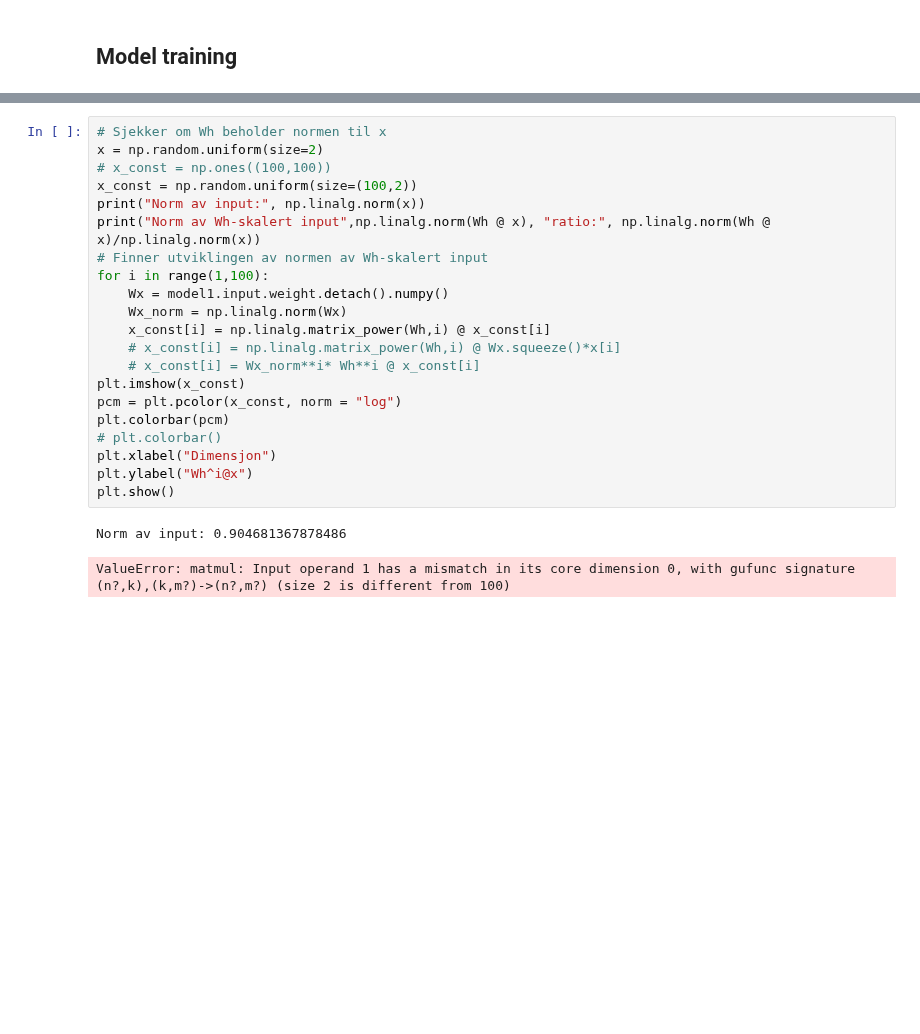
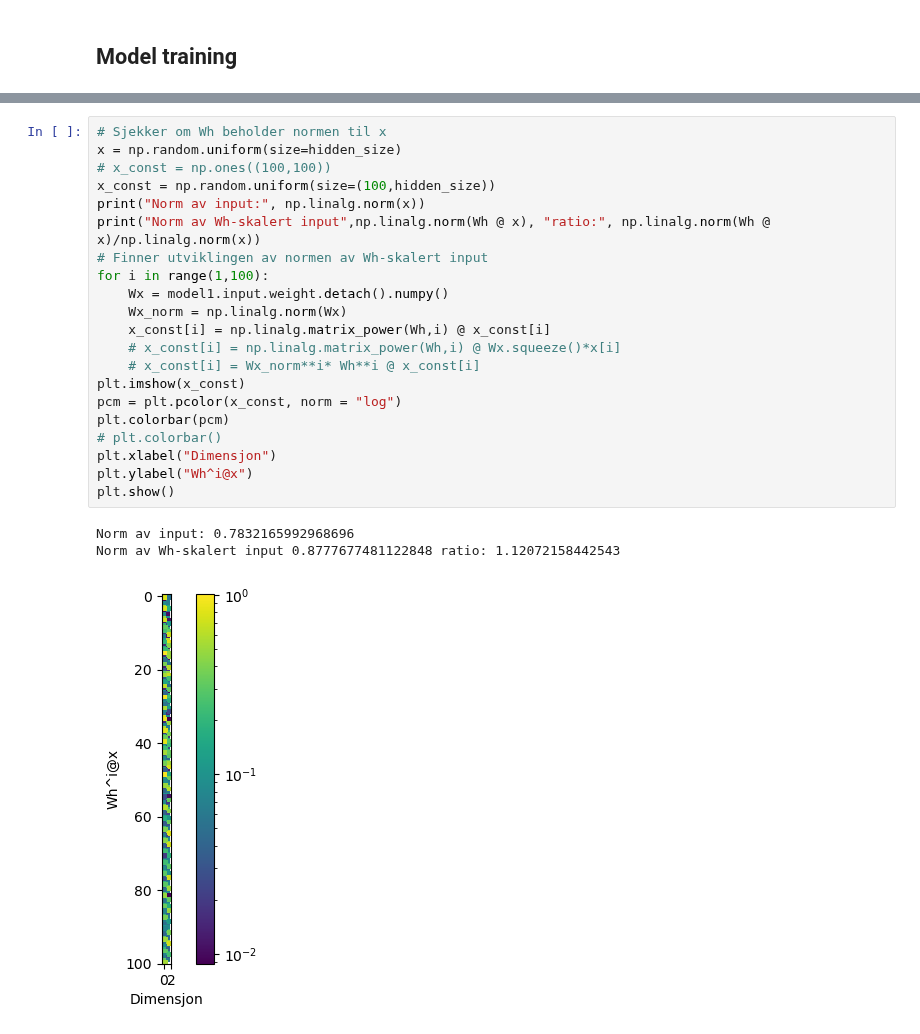
Before and after one commit to bioAI-Oslo/RNN-Adding-Problem-Representations, a Jupyter notebook: notebooks/regularized.ipynb, the cells around one changed output, grey strips where cells are left out. Drawn from its saved outputs; the diff is of its cells as text; blank space fills up the shorter version.

```diff
--- a/notebooks/regularized.ipynb
+++ b/notebooks/regularized.ipynb
@@ -182,27 +182,28 @@ Singular values of Wh:  [5.0539727e+00 1.2301209e+00 1.1327207e+00 1.1173532e+00
 # %%
 # Sjekker om Wh beholder normen til x
-x = np.random.uniform(size=2)
+x = np.random.uniform(size=hidden_size)
 # x_const = np.ones((100,100))
-x_const = np.random.uniform(size=(100,2))
+x_const = np.random.uniform(size=(100,hidden_size))
 print("Norm av input:", np.linalg.norm(x))
 print("Norm av Wh-skalert input",np.linalg.norm(Wh @ x), "ratio:", np.linalg.norm(Wh @ x)/np.linalg.norm(x))
 # Finner utviklingen av normen av Wh-skalert input
 for i in range(1,100):
     Wx = model1.input.weight.detach().numpy()
     Wx_norm = np.linalg.norm(Wx)
     x_const[i] = np.linalg.matrix_power(Wh,i) @ x_const[i]
     # x_const[i] = np.linalg.matrix_power(Wh,i) @ Wx.squeeze()*x[i]
     # x_const[i] = Wx_norm**i* Wh**i @ x_const[i]
 plt.imshow(x_const)
 pcm = plt.pcolor(x_const, norm = "log")
 plt.colorbar(pcm)
 # plt.colorbar()
 plt.xlabel("Dimensjon")
 plt.ylabel("Wh^i@x")
 plt.show()
 # %% [output]
-Norm av input: 0.904681367878486
+Norm av input: 0.7832165992968696
+Norm av Wh-skalert input 0.8777677481122848 ratio: 1.12072158442543
-ValueError: matmul: Input operand 1 has a mismatch in its core dimension 0, with gufunc signature (n?,k),(k,m?)->(n?,m?) (size 2 is different from 100)
+[figure, added]
 # %%
 plt.imshow(Wh)
 plt.colorbar()
```
Also changed, not shown: parts of 9 cells of this notebook, 3 other files.
